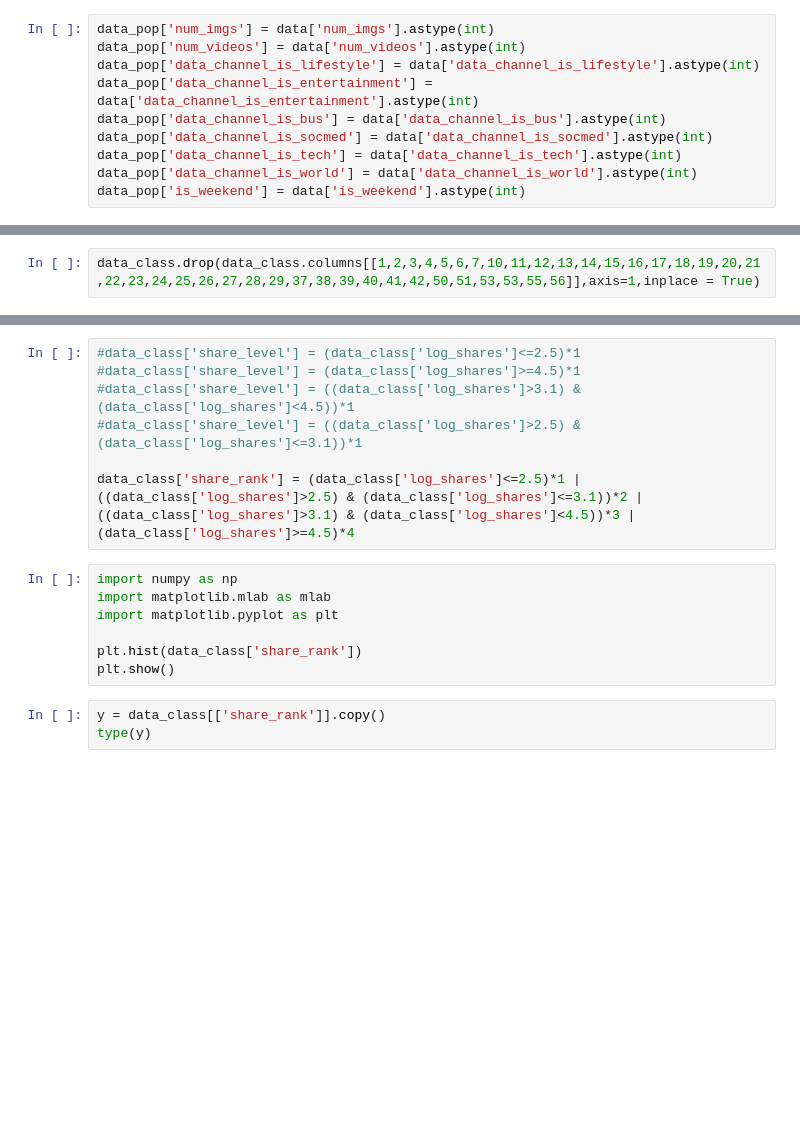
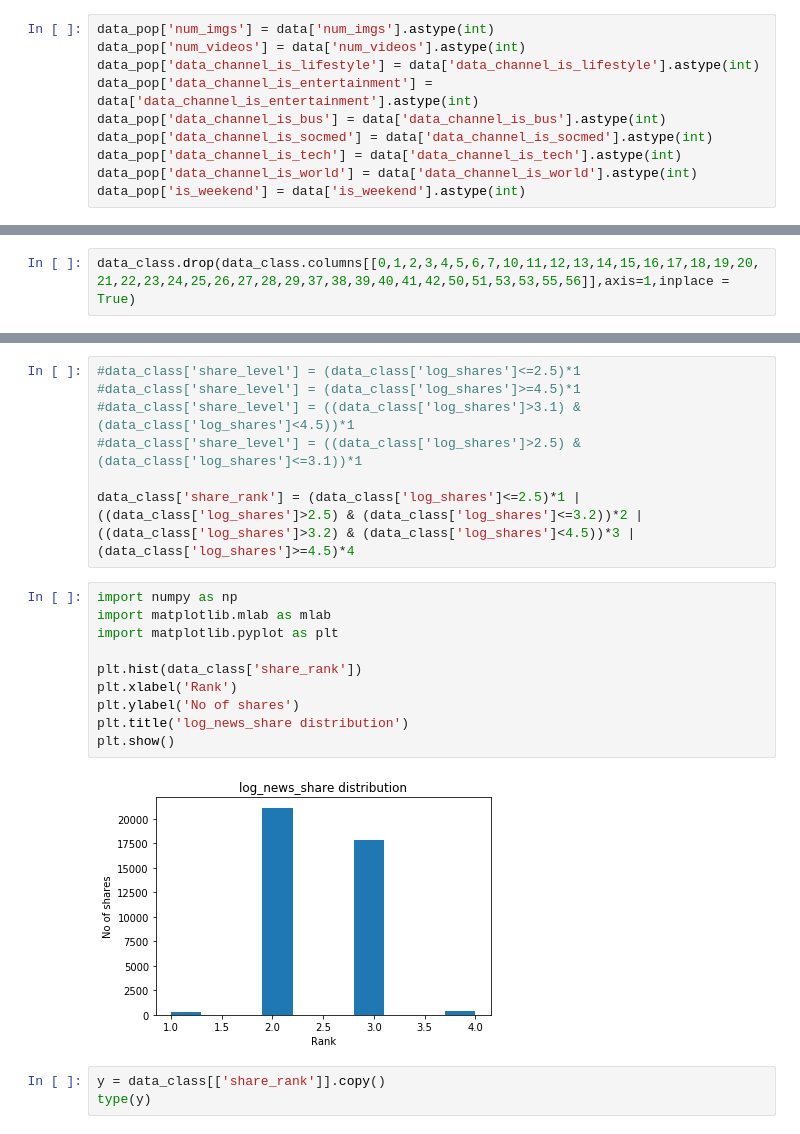
Before and after one commit to gokulramanaa/Online_news_popularity, a Jupyter notebook: Data Mining_New Project.ipynb, the cells around one changed output, grey strips where cells are left out. Drawn from its saved outputs; the diff is of its cells as text; blank space fills up the shorter version.

```diff
--- a/Data Mining_New Project.ipynb
+++ b/Data Mining_New Project.ipynb
@@ -129,4 +371,4 @@ data_class.columns
 # %%
-data_class.drop(data_class.columns[[1,2,3,4,5,6,7,10,11,12,13,14,15,16,17,18,19,20,21,22,23,24,25,26,27,28,29,37,38,39,40,41,42,50,51,53,53,55,56]],axis=1,inplace = True)
+data_class.drop(data_class.columns[[0,1,2,3,4,5,6,7,10,11,12,13,14,15,16,17,18,19,20,21,22,23,24,25,26,27,28,29,37,38,39,40,41,42,50,51,53,53,55,56]],axis=1,inplace = True)
 # %%
 data_class.describe()
@@ -136,14 +389,19 @@ data_class.describe()
 #data_class['share_level'] = ((data_class['log_shares']>3.1) & (data_class['log_shares']<4.5))*1
 #data_class['share_level'] = ((data_class['log_shares']>2.5) & (data_class['log_shares']<=3.1))*1
 
-data_class['share_rank'] = (data_class['log_shares']<=2.5)*1 | ((data_class['log_shares']>2.5) & (data_class['log_shares']<=3.1))*2 | ((data_class['log_shares']>3.1) & (data_class['log_shares']<4.5))*3 |(data_class['log_shares']>=4.5)*4
+data_class['share_rank'] = (data_class['log_shares']<=2.5)*1 | ((data_class['log_shares']>2.5) & (data_class['log_shares']<=3.2))*2 | ((data_class['log_shares']>3.2) & (data_class['log_shares']<4.5))*3 |(data_class['log_shares']>=4.5)*4
 # %%
 import numpy as np
 import matplotlib.mlab as mlab
 import matplotlib.pyplot as plt
 
 plt.hist(data_class['share_rank'])
+plt.xlabel('Rank')
+plt.ylabel('No of shares')
+plt.title('log_news_share distribution')
 plt.show()
+# %% [output]
+[figure, added]
 # %%
 y = data_class[['share_rank']].copy()
 type(y)
```
Also changed, not shown: parts of 34 cells of this notebook.
